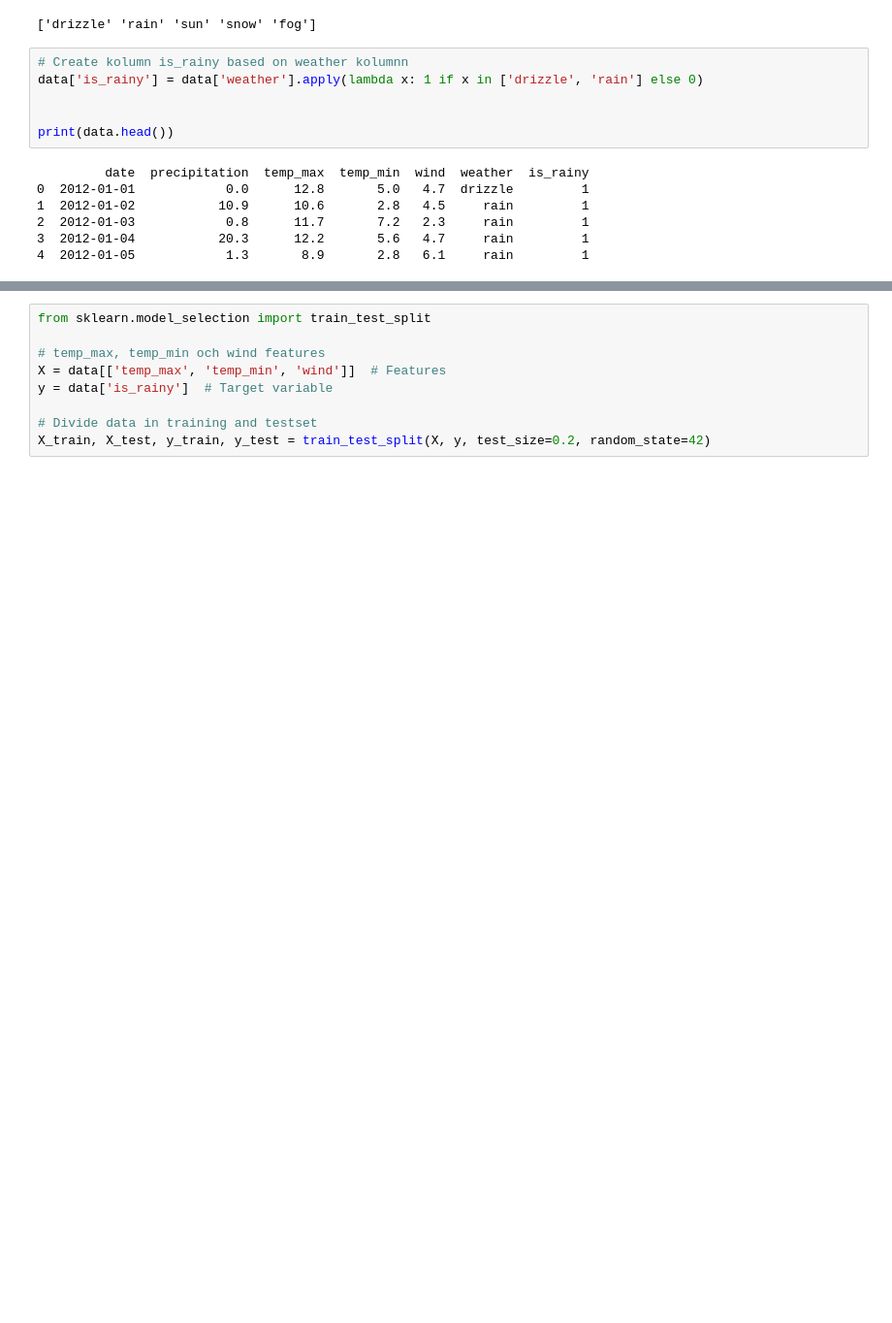
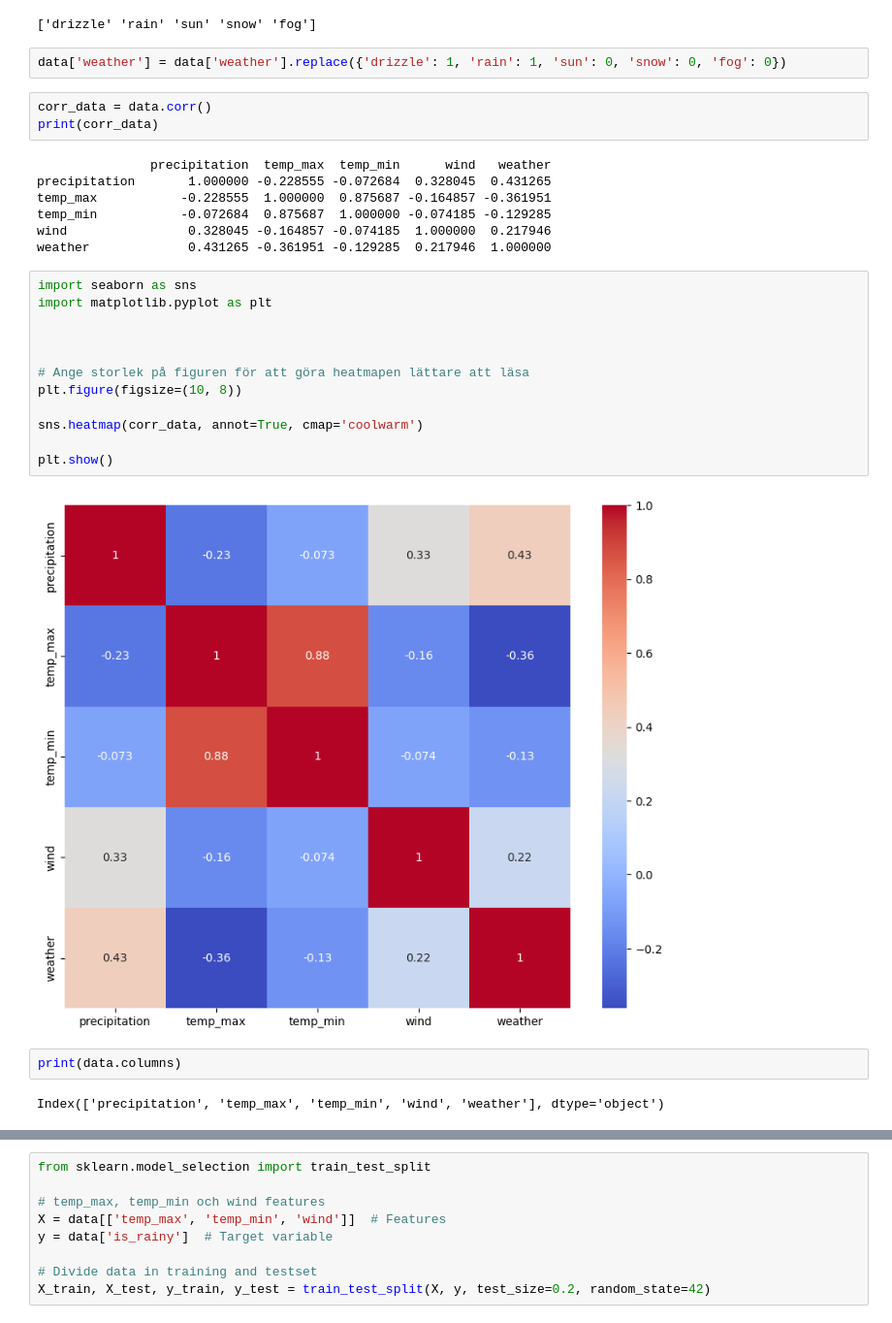
Before and after one commit to Y00e/machine_learning, a Jupyter notebook: ml.ipynb, the cells around one changed output, grey strips where cells are left out. Shown at 97% size. Saved outputs shown, nothing was run; the diff lists cells and outputs as text; blank space fills up the shorter version.

Commit message:
created a heatmap

```diff
--- a/ml.ipynb
+++ b/ml.ipynb
@@ -35,16 +36,33 @@ unique_weather_conditions = data['weather'].unique()
 print(unique_weather_conditions)
 # %% [output]
 ['drizzle' 'rain' 'sun' 'snow' 'fog']
-# %%
-# Create kolumn is_rainy based on weather kolumnn
-data['is_rainy'] = data['weather'].apply(lambda x: 1 if x in ['drizzle', 'rain'] else 0)
-
-
-print(data.head())
-# %% [output]
-         date  precipitation  temp_max  temp_min  wind  weather  is_rainy
-0  2012-01-01            0.0      12.8       5.0   4.7  drizzle         1
-1  2012-01-02           10.9      10.6       2.8   4.5     rain         1
-2  2012-01-03            0.8      11.7       7.2   2.3     rain         1
-3  2012-01-04           20.3      12.2       5.6   4.7     rain         1
-4  2012-01-05            1.3       8.9       2.8   6.1     rain         1
+# %%
+data['weather'] = data['weather'].replace({'drizzle': 1, 'rain': 1, 'sun': 0, 'snow': 0, 'fog': 0})
+# %%
+corr_data = data.corr()
+print(corr_data)
+# %% [output]
+               precipitation  temp_max  temp_min      wind   weather
+precipitation       1.000000 -0.228555 -0.072684  0.328045  0.431265
+temp_max           -0.228555  1.000000  0.875687 -0.164857 -0.361951
+temp_min           -0.072684  0.875687  1.000000 -0.074185 -0.129285
+wind                0.328045 -0.164857 -0.074185  1.000000  0.217946
+weather             0.431265 -0.361951 -0.129285  0.217946  1.000000
+# %%
+import seaborn as sns
+import matplotlib.pyplot as plt
+
+
+
+# Ange storlek på figuren för att göra heatmapen lättare att läsa
+plt.figure(figsize=(10, 8))
+
+sns.heatmap(corr_data, annot=True, cmap='coolwarm')
+
+plt.show()
+# %% [output]
+[figure, added]
+# %%
+print(data.columns)
+# %% [output]
+Index(['precipitation', 'temp_max', 'temp_min', 'wind', 'weather'], dtype='object')
```
Also changed, not shown: parts of 3 cells of this notebook.
